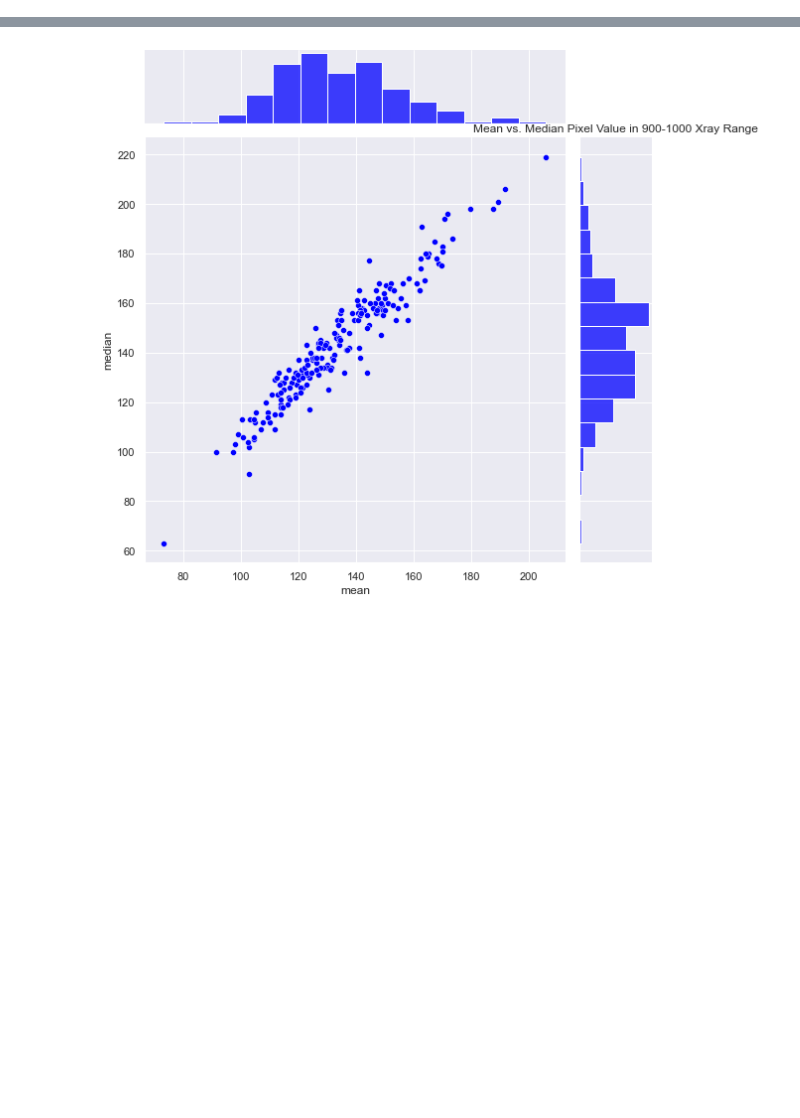
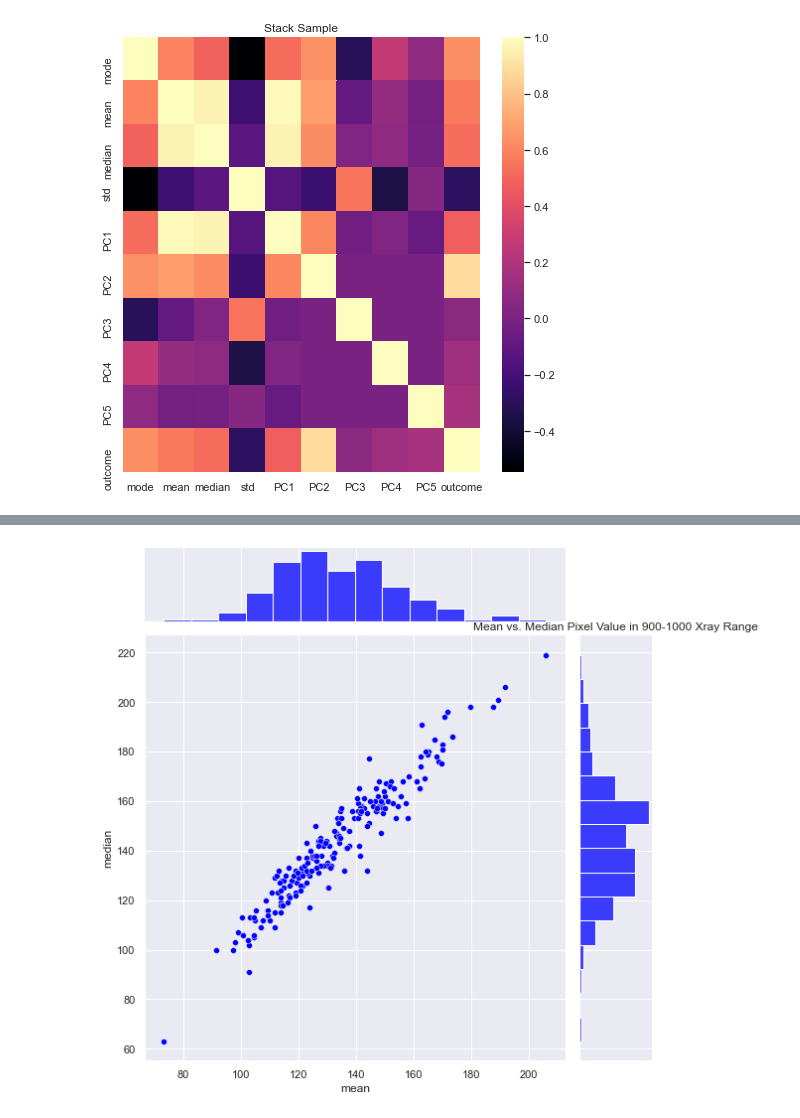
Before and after one commit to AlexSchaefferEdu/GP3, a Jupyter notebook: AnalysisWorkpad_Schaeffer.ipynb, the cells around one changed output, grey strips where cells are left out. Cells and saved outputs as stored; diff of their text form; code cells hidden in the pictures; blank space fills up the shorter version.

```diff
--- a/AnalysisWorkpad_Schaeffer.ipynb
+++ b/AnalysisWorkpad_Schaeffer.ipynb
@@ -34,0 +15,8 @@ df.head()
+# %%
+Stack = pd.read_csv("MLdata_Stack.csv").drop('case', axis=1)
+fig, ax = plt.subplots(figsize=(8, 8))
+sns.heatmap(Stack.corr(), cmap="magma", ax=ax)
+plt.title("Stack Sample")
+plt.savefig("Graphics\CorrPlot_Stack.png")
+# %% [output]
+[figure, added]
```
Also changed, not shown: parts of 18 cells of this notebook, 4 other files.
